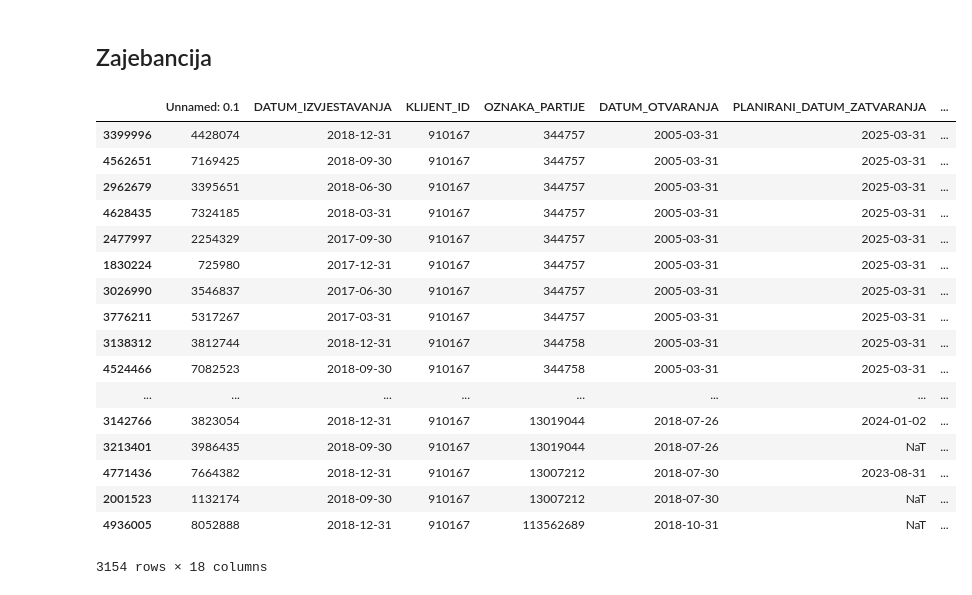
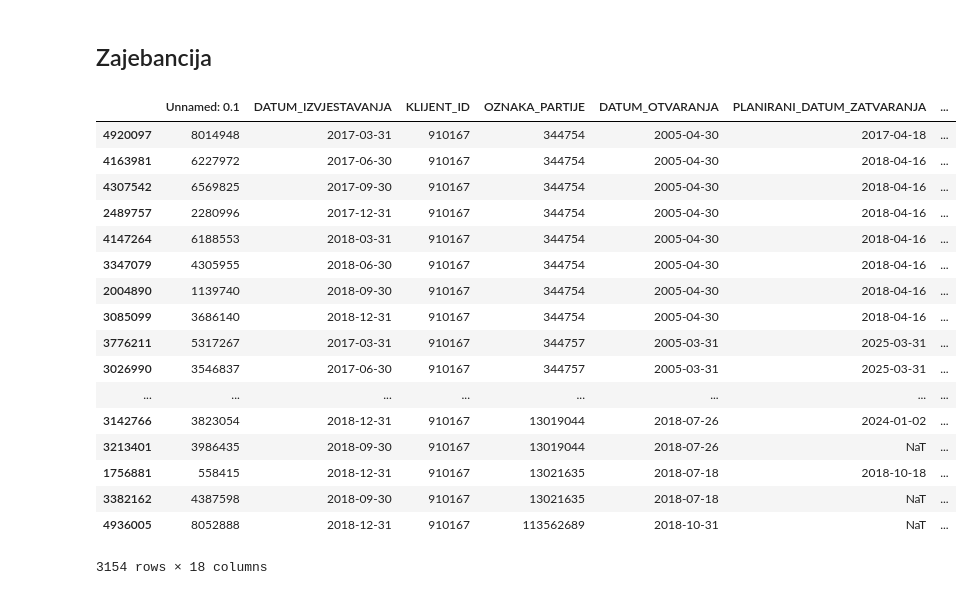
Before and after one commit to DavorPenzar/mozgalo, a Jupyter notebook: Observatorium.ipynb, the cells around one changed output. Drawn from its saved outputs; the diff is of its cells as text; code cells hidden in the pictures.

```diff
--- a/Observatorium.ipynb
+++ b/Observatorium.ipynb
@@ -684,47 +684,48 @@ df.loc[
 # %% [markdown]
 ## Zajebancija <a name="zajebancija"></a>
 # %%
-kdf = df.groupby('KLIJENT_ID')
+k_df = df.groupby('KLIJENT_ID')
 # %%
-klijenti = kdf.size().sort_values(ascending = False)
+klijenti = k_df.size().sort_values(ascending = False)
 # %%
-mdf = df.loc[df.KLIJENT_ID == klijenti.index[0]].sort_values(
+Mk_df = df.loc[df.KLIJENT_ID == klijenti.index[0]].sort_values(
     [
+        'OZNAKA_PARTIJE',
         'VRSTA_KLIJENTA',
         'DATUM_OTVARANJA',
         'PLANIRANI_DATUM_ZATVARANJA',
-        'DATUM_ZATVARANJA',
-        'OZNAKA_PARTIJE',
+#       'DATUM_ZATVARANJA',
         'VRSTA_PROIZVODA',
         'PROIZVOD',
         'VALUTA',
         'TIP_KAMATE',
         'UGOVORENI_IZNOS',
         'VISINA_KAMATE',
-        'PRIJEVREMENI_RASKID',
+        'DATUM_IZVJESTAVANJA',
         'STANJE_NA_KRAJU_PRETH_KVARTALA',
         'STANJE_NA_KRAJU_KVARTALA',
-        'DATUM_IZVJESTAVANJA',
-        'STAROST'
-])
+        'STAROST',
+        'PRIJEVREMENI_RASKID'
+    ]
+)
-# %%
-mdf
-# %% [output]
-|  | Unnamed: 0.1 | DATUM_IZVJESTAVANJA | KLIJENT_ID | OZNAKA_PARTIJE | DATUM_OTVARANJA | PLANIRANI_DATUM_ZATVARANJA | ... |
-| 3399996 | 4428074 | 2018-12-31 | 910167 | 344757 | 2005-03-31 | 2025-03-31 | ... |
-| 4562651 | 7169425 | 2018-09-30 | 910167 | 344757 | 2005-03-31 | 2025-03-31 | ... |
-| 2962679 | 3395651 | 2018-06-30 | 910167 | 344757 | 2005-03-31 | 2025-03-31 | ... |
-| 4628435 | 7324185 | 2018-03-31 | 910167 | 344757 | 2005-03-31 | 2025-03-31 | ... |
-| 2477997 | 2254329 | 2017-09-30 | 910167 | 344757 | 2005-03-31 | 2025-03-31 | ... |
-| 1830224 | 725980 | 2017-12-31 | 910167 | 344757 | 2005-03-31 | 2025-03-31 | ... |
-| 3026990 | 3546837 | 2017-06-30 | 910167 | 344757 | 2005-03-31 | 2025-03-31 | ... |
-| 3776211 | 5317267 | 2017-03-31 | 910167 | 344757 | 2005-03-31 | 2025-03-31 | ... |
-| 3138312 | 3812744 | 2018-12-31 | 910167 | 344758 | 2005-03-31 | 2025-03-31 | ... |
-| 4524466 | 7082523 | 2018-09-30 | 910167 | 344758 | 2005-03-31 | 2025-03-31 | ... |
-| ... | ... | ... | ... | ... | ... | ... | ... |
-| 3142766 | 3823054 | 2018-12-31 | 910167 | 13019044 | 2018-07-26 | 2024-01-02 | ... |
-| 3213401 | 3986435 | 2018-09-30 | 910167 | 13019044 | 2018-07-26 | NaT | ... |
-| 4771436 | 7664382 | 2018-12-31 | 910167 | 13007212 | 2018-07-30 | 2023-08-31 | ... |
-| 2001523 | 1132174 | 2018-09-30 | 910167 | 13007212 | 2018-07-30 | NaT | ... |
-| 4936005 | 8052888 | 2018-12-31 | 910167 | 113562689 | 2018-10-31 | NaT | ... |
-3154 rows × 18 columns
+# %%
+Mk_df
+# %% [output]
+|  | Unnamed: 0.1 | DATUM_IZVJESTAVANJA | KLIJENT_ID | OZNAKA_PARTIJE | DATUM_OTVARANJA | PLANIRANI_DATUM_ZATVARANJA | ... |
+| 4920097 | 8014948 | 2017-03-31 | 910167 | 344754 | 2005-04-30 | 2017-04-18 | ... |
+| 4163981 | 6227972 | 2017-06-30 | 910167 | 344754 | 2005-04-30 | 2018-04-16 | ... |
+| 4307542 | 6569825 | 2017-09-30 | 910167 | 344754 | 2005-04-30 | 2018-04-16 | ... |
+| 2489757 | 2280996 | 2017-12-31 | 910167 | 344754 | 2005-04-30 | 2018-04-16 | ... |
+| 4147264 | 6188553 | 2018-03-31 | 910167 | 344754 | 2005-04-30 | 2018-04-16 | ... |
+| 3347079 | 4305955 | 2018-06-30 | 910167 | 344754 | 2005-04-30 | 2018-04-16 | ... |
+| 2004890 | 1139740 | 2018-09-30 | 910167 | 344754 | 2005-04-30 | 2018-04-16 | ... |
+| 3085099 | 3686140 | 2018-12-31 | 910167 | 344754 | 2005-04-30 | 2018-04-16 | ... |
+| 3776211 | 5317267 | 2017-03-31 | 910167 | 344757 | 2005-03-31 | 2025-03-31 | ... |
+| 3026990 | 3546837 | 2017-06-30 | 910167 | 344757 | 2005-03-31 | 2025-03-31 | ... |
+| ... | ... | ... | ... | ... | ... | ... | ... |
+| 3142766 | 3823054 | 2018-12-31 | 910167 | 13019044 | 2018-07-26 | 2024-01-02 | ... |
+| 3213401 | 3986435 | 2018-09-30 | 910167 | 13019044 | 2018-07-26 | NaT | ... |
+| 1756881 | 558415 | 2018-12-31 | 910167 | 13021635 | 2018-07-18 | 2018-10-18 | ... |
+| 3382162 | 4387598 | 2018-09-30 | 910167 | 13021635 | 2018-07-18 | NaT | ... |
+| 4936005 | 8052888 | 2018-12-31 | 910167 | 113562689 | 2018-10-31 | NaT | ... |
+3154 rows × 18 columns
```
Also changed, not shown: parts of 16 cells of this notebook.
